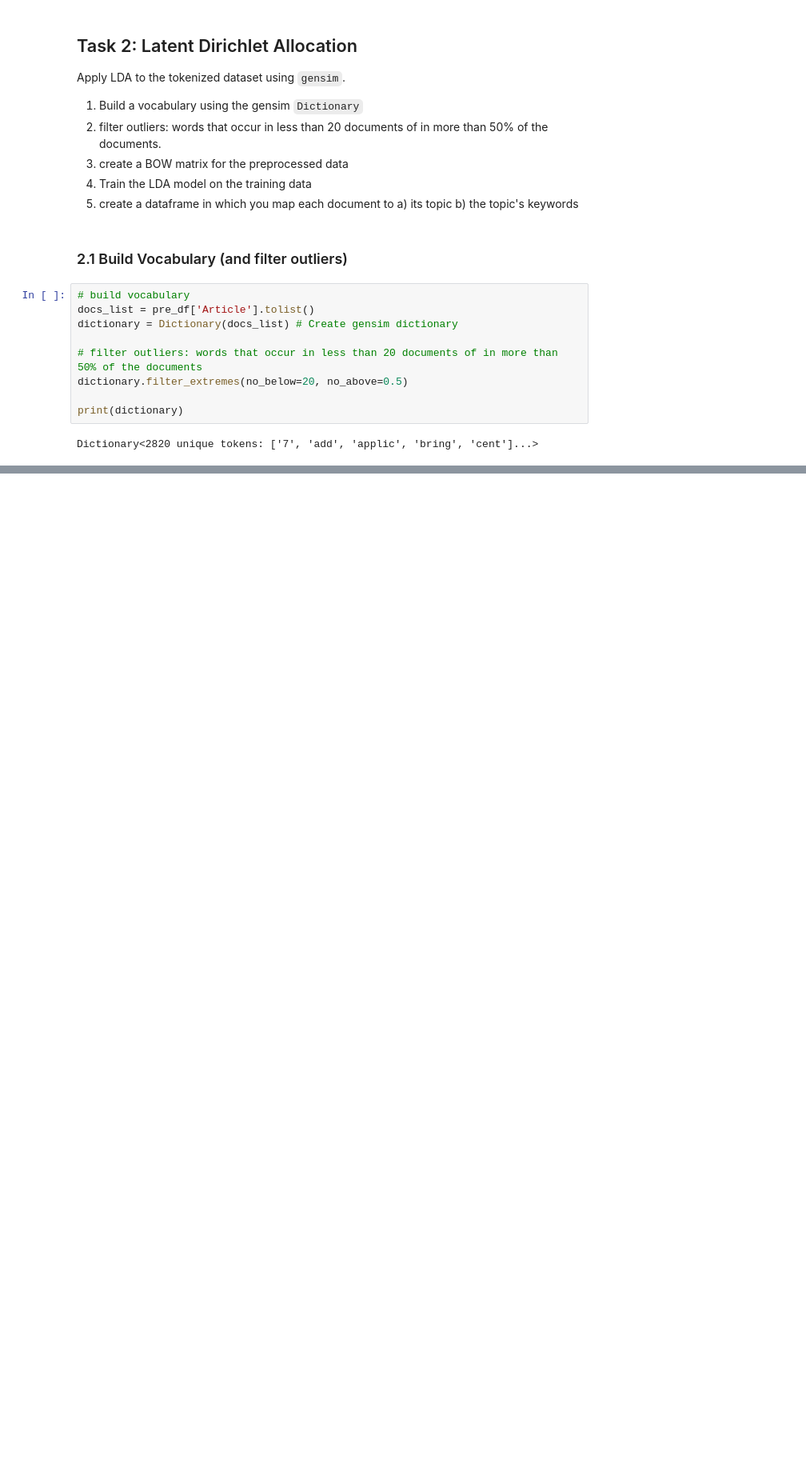
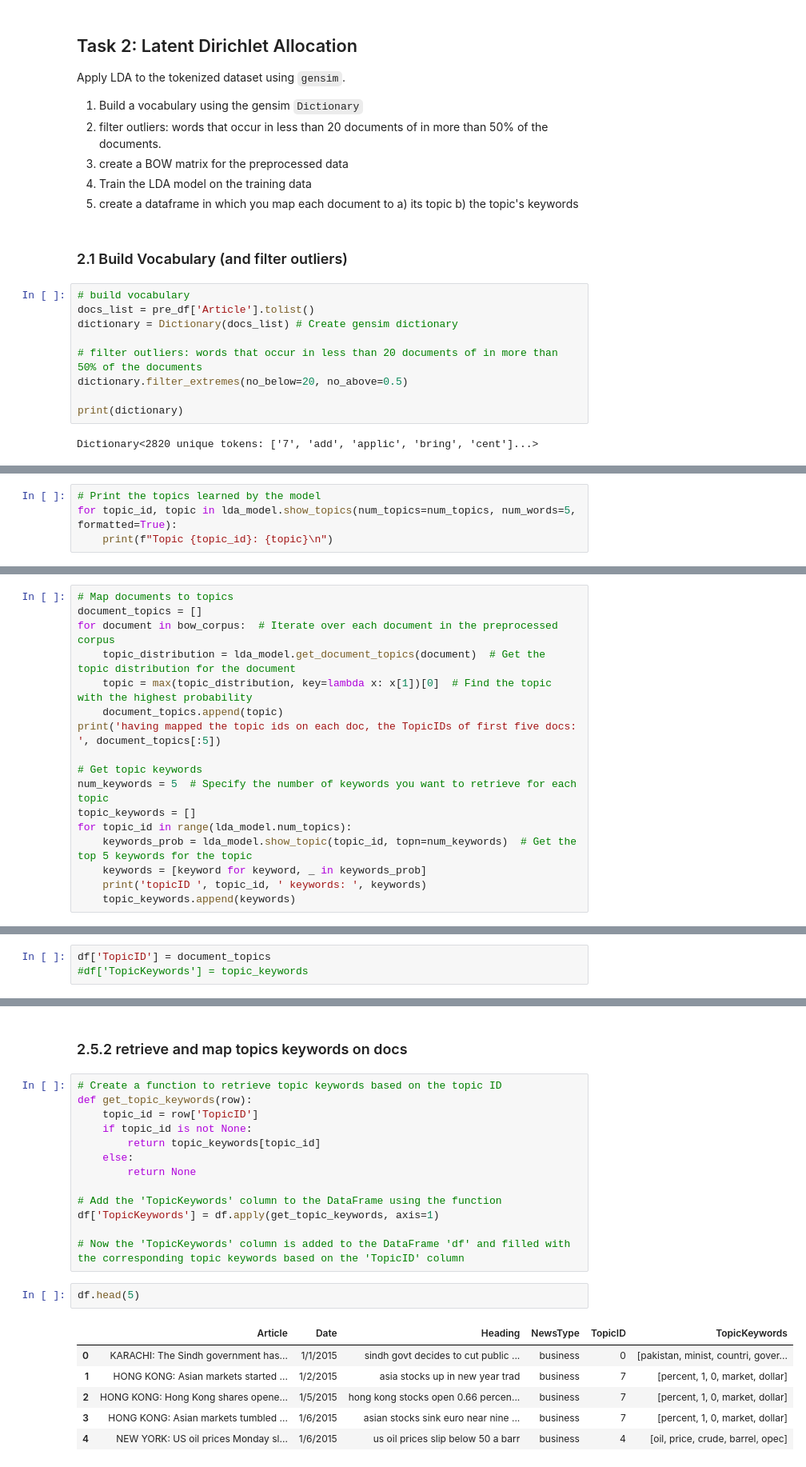
Before and after one commit to SproutCoder/text_mining_23, a Jupyter notebook: project_2_lda_tasks.ipynb, the cells around one changed output, grey strips where cells are left out. Shown: that part at 80% size. Saved outputs shown, nothing was run; the diff lists cells and outputs as text; blank space fills up the shorter version.

```diff
--- a/project_2_lda_tasks.ipynb
+++ b/project_2_lda_tasks.ipynb
@@ -183,0 +194,4 @@ print(bow_matrix)
+# %%
+# Print the topics learned by the model
+for topic_id, topic in lda_model.show_topics(num_topics=num_topics, num_words=5, formatted=True):
+    print(f"Topic {topic_id}: {topic}\n")
@@ -183,0 +220,17 @@ print(bow_matrix)
+# %%
+# Map documents to topics
+document_topics = []
+for document in bow_corpus:  # Iterate over each document in the preprocessed corpus
+    topic_distribution = lda_model.get_document_topics(document)  # Get the topic distribution for the document
+    topic = max(topic_distribution, key=lambda x: x[1])[0]  # Find the topic with the highest probability
+    document_topics.append(topic)
+print('having mapped the topic ids on each doc, the TopicIDs of first five docs: ', document_topics[:5])
+
+# Get topic keywords
+num_keywords = 5  # Specify the number of keywords you want to retrieve for each topic
+topic_keywords = []
+for topic_id in range(lda_model.num_topics):
+    keywords_prob = lda_model.show_topic(topic_id, topn=num_keywords)  # Get the top 5 keywords for the topic
+    keywords = [keyword for keyword, _ in keywords_prob]
+    print('topicID ', topic_id, ' keywords: ', keywords)
+    topic_keywords.append(keywords)
@@ -183,0 +251,3 @@ print(bow_matrix)
+# %%
+df['TopicID'] = document_topics
+#df['TopicKeywords'] = topic_keywords
@@ -183,0 +263,24 @@ print(bow_matrix)
+# %% [markdown]
+### 2.5.2 retrieve and map topics keywords on docs
+# %%
+# Create a function to retrieve topic keywords based on the topic ID
+def get_topic_keywords(row):
+    topic_id = row['TopicID']
+    if topic_id is not None:
+        return topic_keywords[topic_id]
+    else:
+        return None
+
+# Add the 'TopicKeywords' column to the DataFrame using the function
+df['TopicKeywords'] = df.apply(get_topic_keywords, axis=1)
+
+# Now the 'TopicKeywords' column is added to the DataFrame 'df' and filled with the corresponding topic keywords based on the 'TopicID' column
+# %%
+df.head(5)
+# %% [output]
+|  | Article | Date | Heading | NewsType | TopicID | TopicKeywords |
+| 0 | KARACHI: The Sindh government has... | 1/1/2015 | sindh govt decides to cut public ... | business | 0 | [pakistan, minist, countri, gover... |
+| 1 | HONG KONG: Asian markets started ... | 1/2/2015 | asia stocks up in new year trad | business | 7 | [percent, 1, 0, market, dollar] |
+| 2 | HONG KONG: Hong Kong shares opene... | 1/5/2015 | hong kong stocks open 0.66 percen... | business | 7 | [percent, 1, 0, market, dollar] |
+| 3 | HONG KONG: Asian markets tumbled ... | 1/6/2015 | asian stocks sink euro near nine ... | business | 7 | [percent, 1, 0, market, dollar] |
+| 4 | NEW YORK: US oil prices Monday sl... | 1/6/2015 | us oil prices slip below 50 a barr | business | 4 | [oil, price, crude, barrel, opec] |
```
Also changed, not shown: parts of 12 cells of this notebook.
